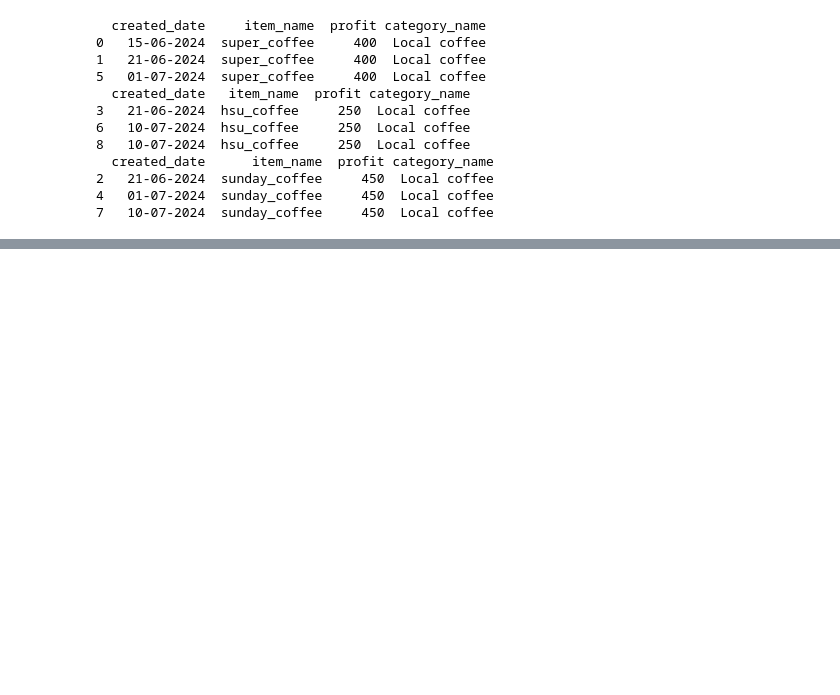
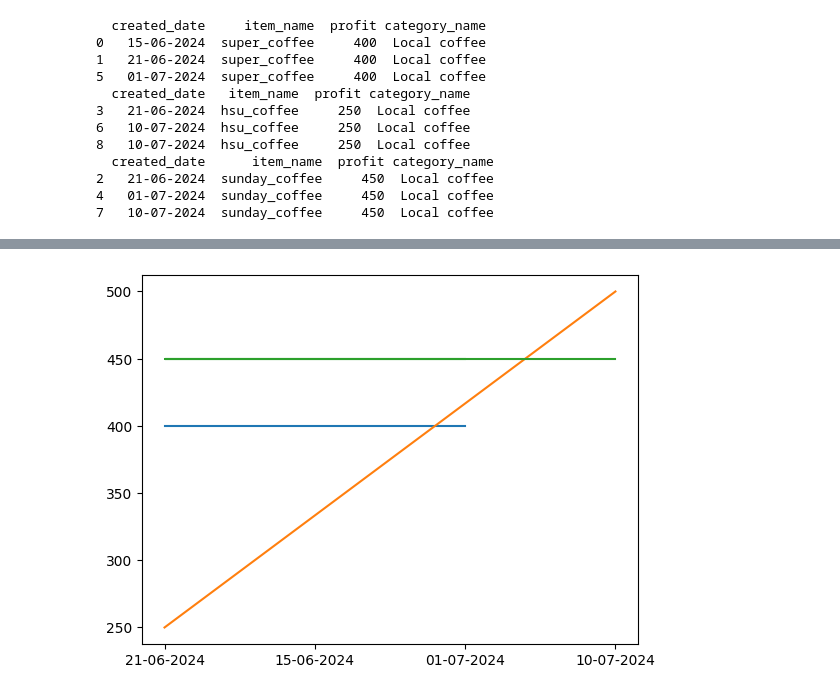
Before and after one commit to NikkiAung/ML-In-Prod, a Jupyter notebook: 1_Python_Basic/class_and_obj.ipynb, the cells around one changed output, grey strips where cells are left out. Saved outputs shown, nothing was run; the diff lists cells and outputs as text; code cells hidden in the pictures; blank space fills up the shorter version.

```diff
--- a/1_Python_Basic/class_and_obj.ipynb
+++ b/1_Python_Basic/class_and_obj.ipynb
@@ -159,0 +176,20 @@ Name: profit, dtype: int64
+# %%
+
+for cur_item_name in dict_item_name:
+    cur_df = sale_item_df[sale_item_df["item_name"] == cur_item_name]
+
+    x = list(set(cur_df["created_date"].to_numpy()))
+    # ['21-06-2024', '15-06-2024', '01-07-2024']
+    # ['10-07-2024', '21-06-2024']
+    # ['10-07-2024', '21-06-2024', '01-07-2024']
+    y = []
+    for cur_x in x:
+        temp_y = cur_df[cur_df["created_date"] == cur_x]["profit"].to_numpy()
+        y.append(np.sum(temp_y))
+    # print(cur_item_name)
+    # print(x)
+    # print(y)
+    plt.plot(x,y)
+plt.show()
+# %% [output]
+[figure, added]
```
Also changed, not shown: parts of 4 cells of this notebook.
